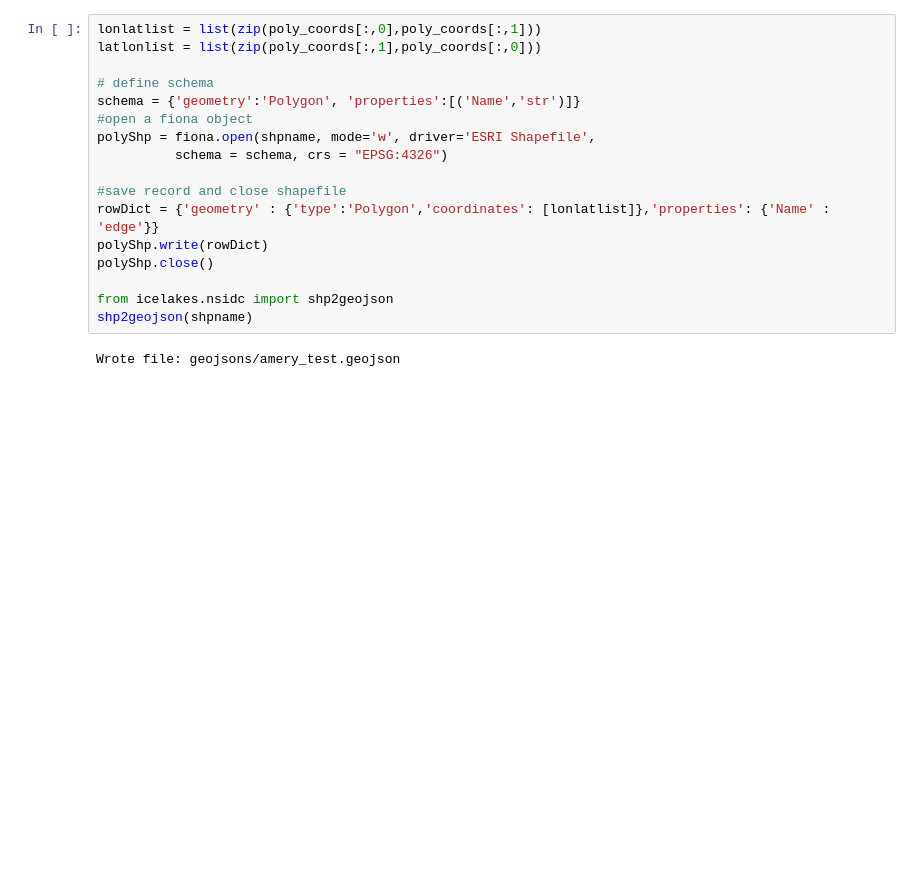
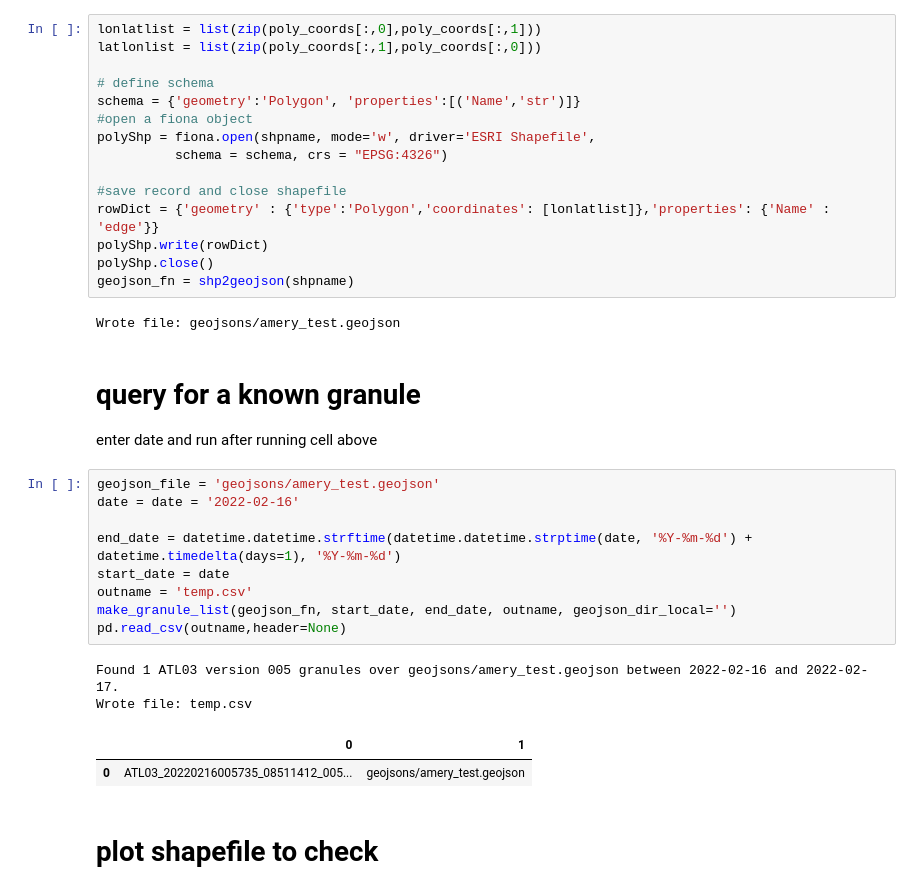
Before and after one commit to fliphilipp/GlacierLakeDetectionICESat2, a Jupyter notebook: shapefile-maker.ipynb, the cells around one changed output. Drawn from its saved outputs; the diff is of its cells as text; blank space fills up the shorter version.

```diff
--- a/shapefile-maker.ipynb
+++ b/shapefile-maker.ipynb
@@ -174,11 +78,28 @@ polyShp = fiona.open(shpname, mode='w', driver='ESRI Shapefile',
 rowDict = {'geometry' : {'type':'Polygon','coordinates': [lonlatlist]},'properties': {'Name' : 'edge'}}
 polyShp.write(rowDict)
 polyShp.close()
-
-from icelakes.nsidc import shp2geojson
-shp2geojson(shpname)
+geojson_fn = shp2geojson(shpname)
 # %% [output]
 Wrote file: geojsons/amery_test.geojson
+# %% [markdown]
+# query for a known granule
+enter date and run after running cell above
+# %%
+geojson_file = 'geojsons/amery_test.geojson'
+date = date = '2022-02-16'
+
+end_date = datetime.datetime.strftime(datetime.datetime.strptime(date, '%Y-%m-%d') + datetime.timedelta(days=1), '%Y-%m-%d')
+start_date = date
+outname = 'temp.csv'
+make_granule_list(geojson_fn, start_date, end_date, outname, geojson_dir_local='')
+pd.read_csv(outname,header=None)
+# %% [output]
+Found 1 ATL03 version 005 granules over geojsons/amery_test.geojson between 2022-02-16 and 2022-02-17.
+Wrote file: temp.csv
+|  | 0 | 1 |
+| 0 | ATL03_20220216005735_08511412_005... | geojsons/amery_test.geojson |
+# %% [markdown]
+# plot shapefile to check
 # %%
 from ipyleaflet import Map, basemaps, Polygon, GeoData, LayersControl
 import geopandas as gpd
```
Also changed, not shown: parts of 4 cells of this notebook, 13 other files.
